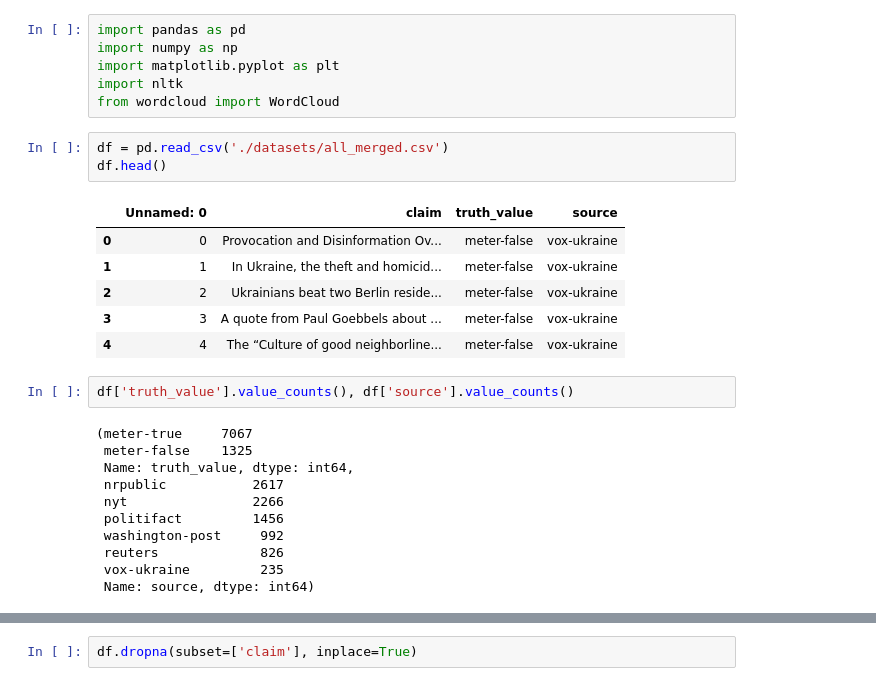
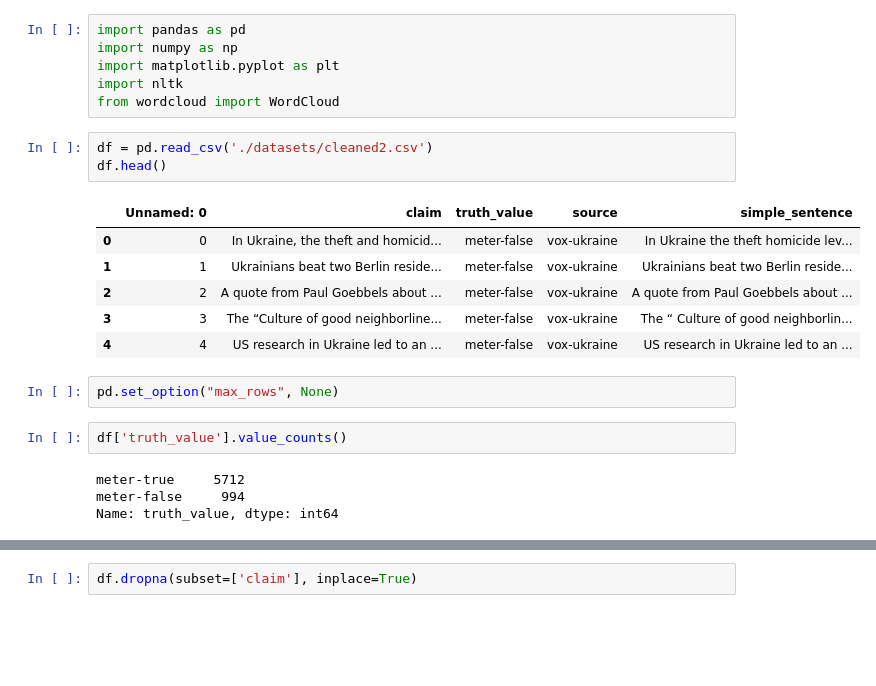
Before and after one commit to Karun842002/fyp-data-scraper, a Jupyter notebook: eda.ipynb, the cells around one changed output, grey strips where cells are left out. Drawn from its saved outputs; the diff is of its cells as text; blank space fills up the shorter version.

```diff
--- a/eda.ipynb
+++ b/eda.ipynb
@@ -5,25 +5,20 @@ import matplotlib.pyplot as plt
 import nltk
 from wordcloud import WordCloud
 # %%
-df = pd.read_csv('./datasets/all_merged.csv')
+df = pd.read_csv('./datasets/cleaned2.csv')
 df.head()
 # %% [output]
-|  | Unnamed: 0 | claim | truth_value | source |
-| 0 | 0 | Provocation and Disinformation Ov... | meter-false | vox-ukraine |
-| 1 | 1 | In Ukraine, the theft and homicid... | meter-false | vox-ukraine |
-| 2 | 2 | Ukrainians beat two Berlin reside... | meter-false | vox-ukraine |
-| 3 | 3 | A quote from Paul Goebbels about ... | meter-false | vox-ukraine |
-| 4 | 4 | The “Culture of good neighborline... | meter-false | vox-ukraine |
+|  | Unnamed: 0 | claim | truth_value | source | simple_sentence |
+| 0 | 0 | In Ukraine, the theft and homicid... | meter-false | vox-ukraine | In Ukraine the theft homicide lev... |
+| 1 | 1 | Ukrainians beat two Berlin reside... | meter-false | vox-ukraine | Ukrainians beat two Berlin reside... |
+| 2 | 2 | A quote from Paul Goebbels about ... | meter-false | vox-ukraine | A quote from Paul Goebbels about ... |
+| 3 | 3 | The “Culture of good neighborline... | meter-false | vox-ukraine | The “ Culture of good neighborlin... |
+| 4 | 4 | US research in Ukraine led to an ... | meter-false | vox-ukraine | US research in Ukraine led to an ... |
+# %%
+pd.set_option("max_rows", None)
 # %%
-df['truth_value'].value_counts(), df['source'].value_counts()
+df['truth_value'].value_counts()
 # %% [output]
-(meter-true     7067
- meter-false    1325
- Name: truth_value, dtype: int64,
- nrpublic           2617
- nyt                2266
- politifact         1456
- washington-post     992
- reuters             826
- vox-ukraine         235
- Name: source, dtype: int64)
+meter-true     5712
+meter-false     994
+Name: truth_value, dtype: int64
```
Also changed, not shown: parts of 5 cells of this notebook, 6 other files.
